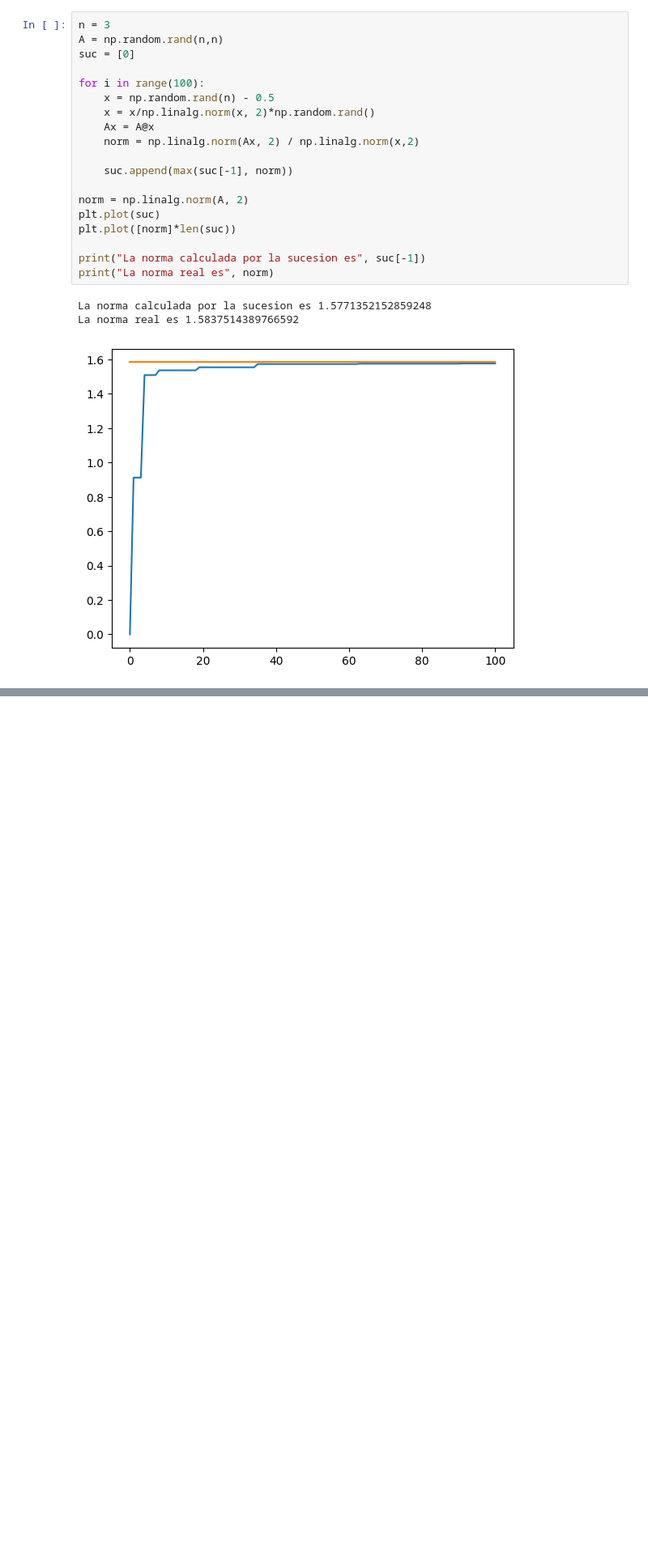
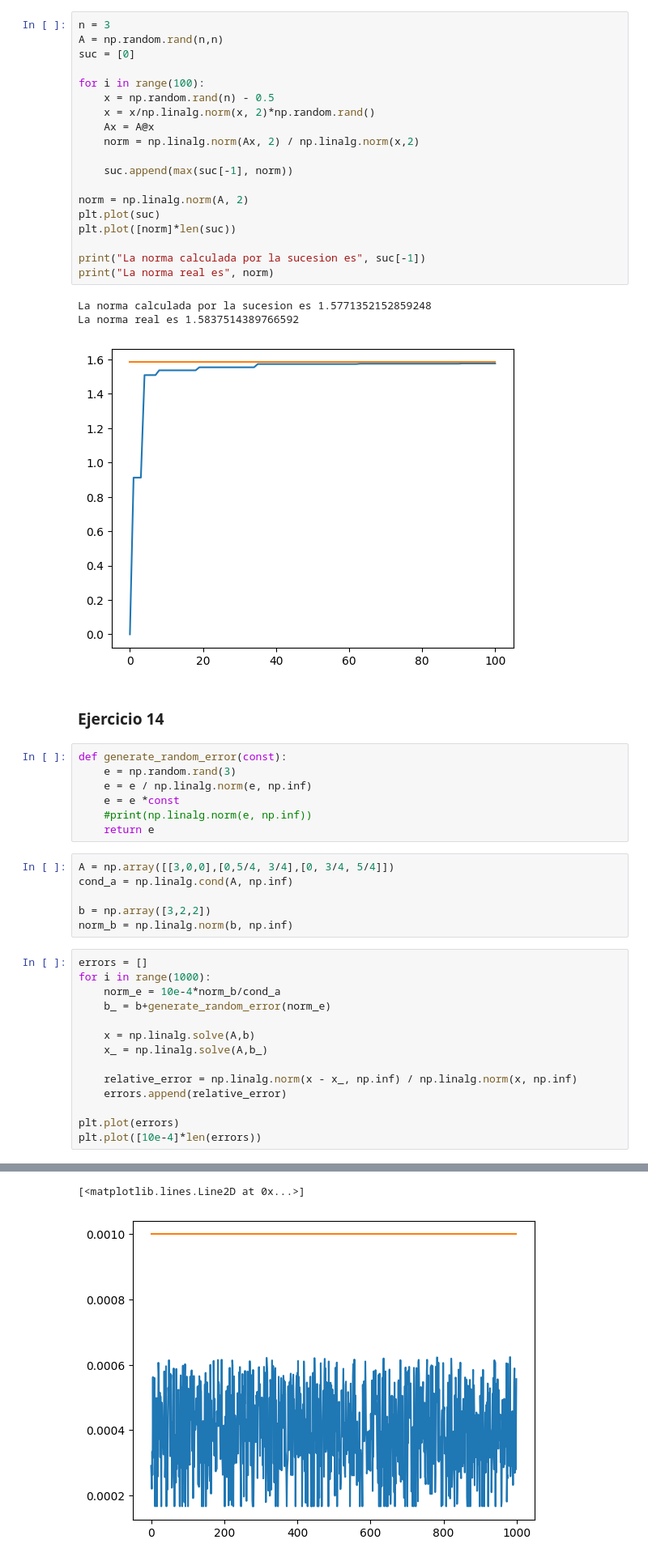
Before and after one commit to JoaquinPolonuer/alc, a Jupyter notebook: Practica 2/Ejercicios guia 2.ipynb, the cells around one changed output, grey strips where cells are left out. Shown at 81% size. Cells and saved outputs as stored; diff of their text form; blank space fills up the shorter version.

```diff
--- a/Practica 2/Ejercicios guia 2.ipynb
+++ b/Practica 2/Ejercicios guia 2.ipynb
@@ -26,3 +26,33 @@ print("La norma real es", norm)
 La norma calculada por la sucesion es 1.5771352152859248
 La norma real es 1.5837514389766592
 [figure]
+# %% [markdown]
+### Ejercicio 14
+# %%
+def generate_random_error(const):
+    e = np.random.rand(3)
+    e = e / np.linalg.norm(e, np.inf)
+    e = e *const
+    #print(np.linalg.norm(e, np.inf))
+    return e
+# %%
+A = np.array([[3,0,0],[0,5/4, 3/4],[0, 3/4, 5/4]])
+cond_a = np.linalg.cond(A, np.inf)
+
+b = np.array([3,2,2])
+norm_b = np.linalg.norm(b, np.inf)
+# %%
+errors = []
+for i in range(1000):
+    norm_e = 10e-4*norm_b/cond_a
+    b_ = b+generate_random_error(norm_e)
+
+    x = np.linalg.solve(A,b)
+    x_ = np.linalg.solve(A,b_)
+
+    relative_error = np.linalg.norm(x - x_, np.inf) / np.linalg.norm(x, np.inf)
+    errors.append(relative_error)
+
+plt.plot(errors)
+plt.plot([10e-4]*len(errors))
+# %% [output]
@@ -28,0 +76,2 @@ La norma real es 1.5837514389766592
+[<matplotlib.lines.Line2D at 0x...>]
+[figure, added]
```
Also changed, not shown: parts of 1 cell of this notebook.
